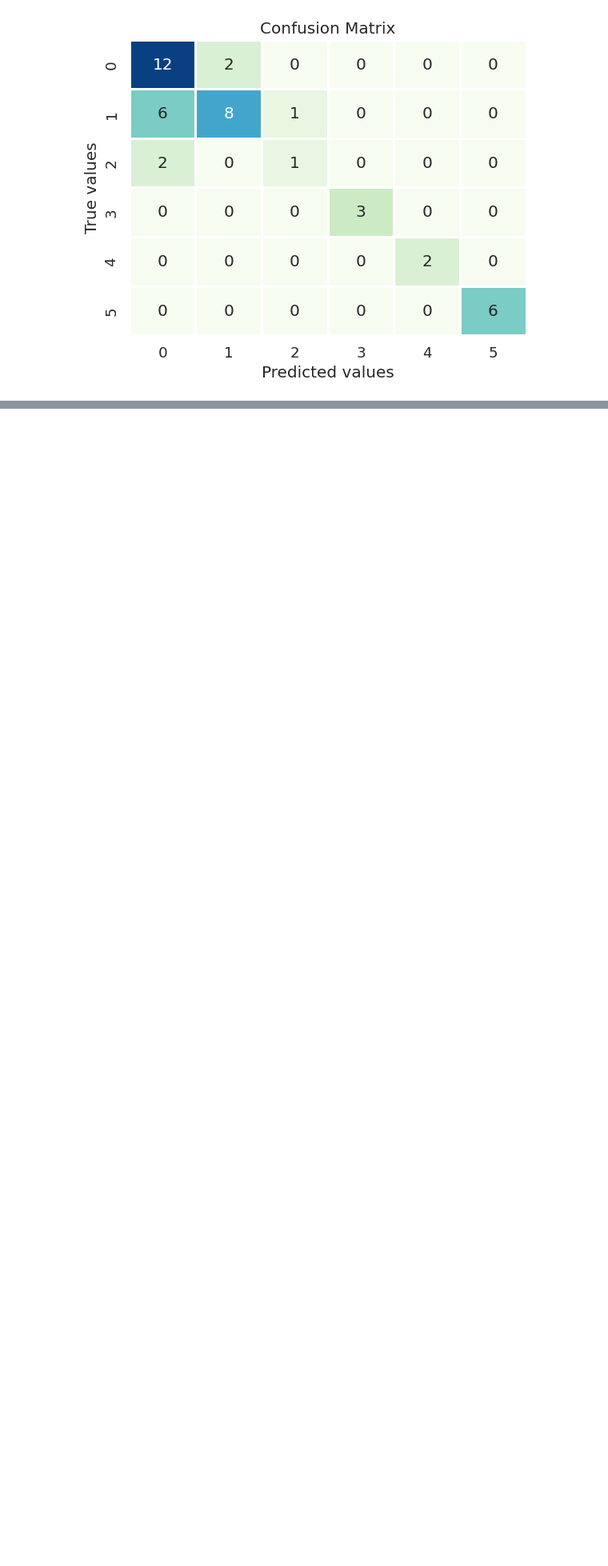
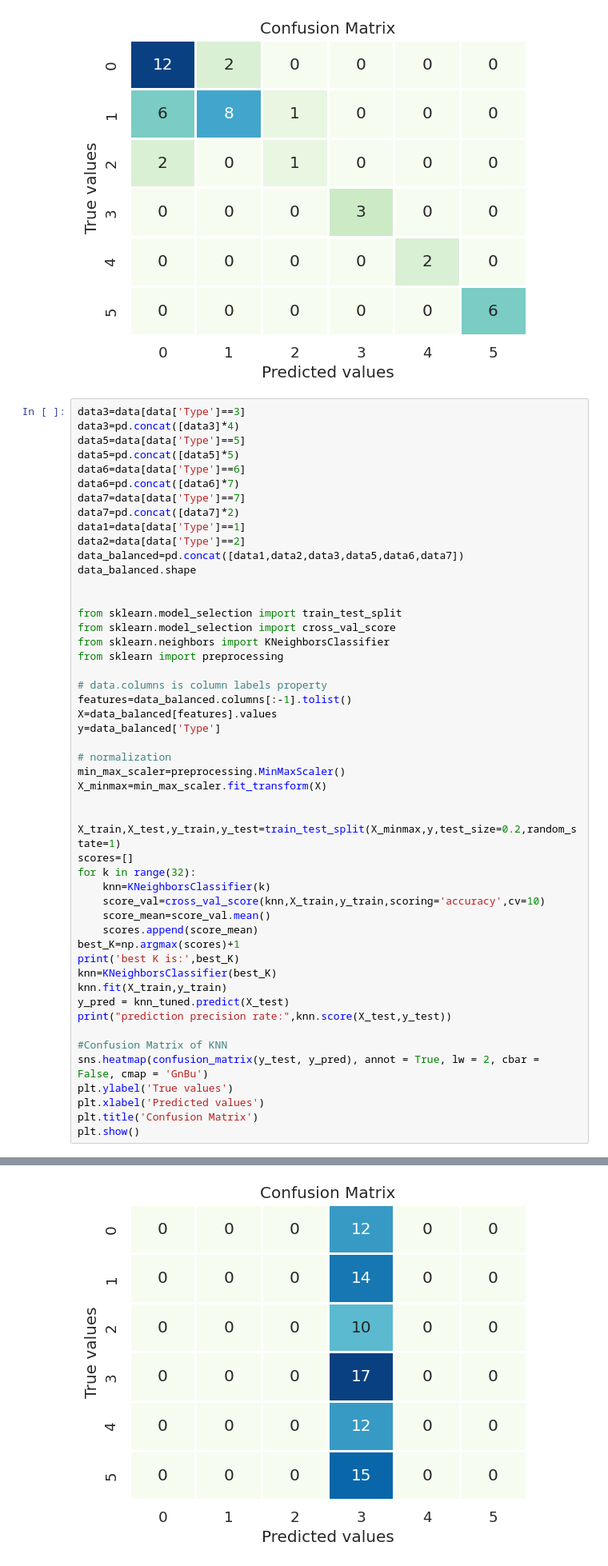
Before and after one commit to WojciechSzade/GlassClassificationProject, a Jupyter notebook: gcp.ipynb, the cells around one changed output, grey strips where cells are left out. Shown at 80% size. Drawn from its saved outputs; the diff is of its cells as text; blank space fills up the shorter version.

```diff
--- a/gcp.ipynb
+++ b/gcp.ipynb
@@ -135,3 +135,54 @@ plt.title('Confusion Matrix')
 plt.show()
 # %% [output]
 [figure]
+# %%
+data3=data[data['Type']==3]
+data3=pd.concat([data3]*4)
+data5=data[data['Type']==5]
+data5=pd.concat([data5]*5)
+data6=data[data['Type']==6]
+data6=pd.concat([data6]*7)
+data7=data[data['Type']==7]
+data7=pd.concat([data7]*2)
+data1=data[data['Type']==1]
+data2=data[data['Type']==2]
+data_balanced=pd.concat([data1,data2,data3,data5,data6,data7])
+data_balanced.shape
+
+
+from sklearn.model_selection import train_test_split
+from sklearn.model_selection import cross_val_score
+from sklearn.neighbors import KNeighborsClassifier
+from sklearn import preprocessing
+
+# data.columns is column labels property
+features=data_balanced.columns[:-1].tolist()
+X=data_balanced[features].values
+y=data_balanced['Type']
+
+# normalization
+min_max_scaler=preprocessing.MinMaxScaler()
+X_minmax=min_max_scaler.fit_transform(X)
+
+
+X_train,X_test,y_train,y_test=train_test_split(X_minmax,y,test_size=0.2,random_state=1)
+scores=[]
+for k in range(32):
+    knn=KNeighborsClassifier(k)
+    score_val=cross_val_score(knn,X_train,y_train,scoring='accuracy',cv=10)
+    score_mean=score_val.mean()
+    scores.append(score_mean)
+best_K=np.argmax(scores)+1
+print('best K is:',best_K)
+knn=KNeighborsClassifier(best_K)
+knn.fit(X_train,y_train)
+y_pred = knn_tuned.predict(X_test)
+print("prediction precision rate:",knn.score(X_test,y_test))
+
+#Confusion Matrix of KNN
+sns.heatmap(confusion_matrix(y_test, y_pred), annot = True, lw = 2, cbar = False, cmap = 'GnBu')
+plt.ylabel('True values')
+plt.xlabel('Predicted values')
+plt.title('Confusion Matrix')
+plt.show()
+# %% [output]
@@ -137,0 +191 @@ plt.show()
+[figure, added]
```
Also changed, not shown: parts of 1 cell of this notebook.
